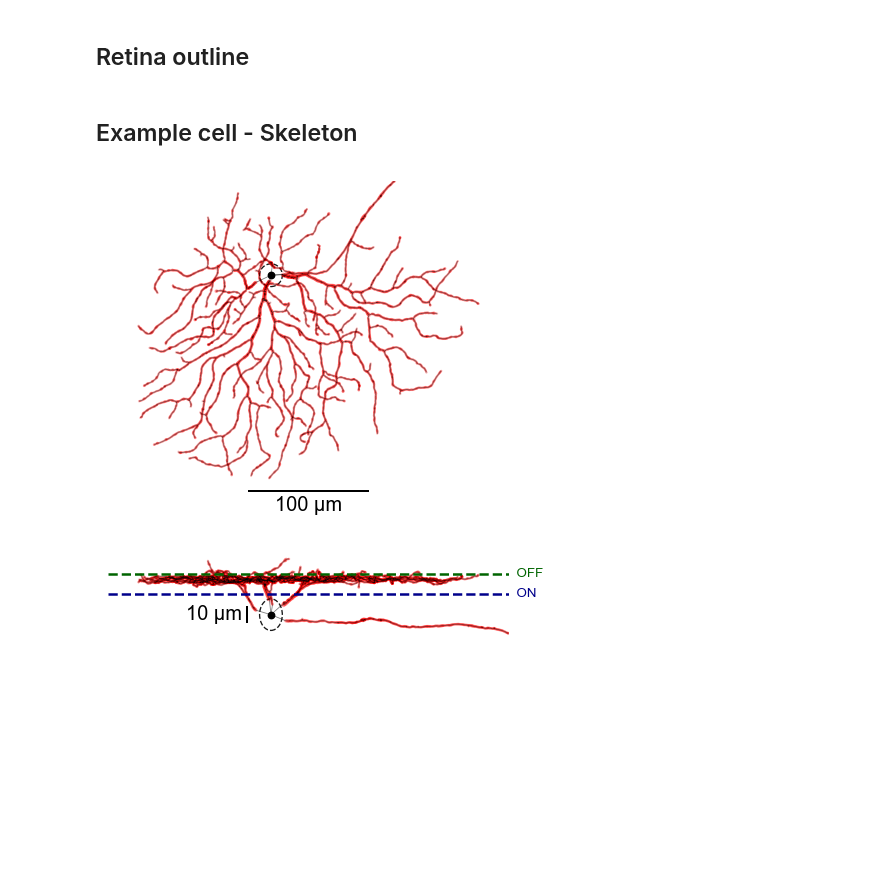
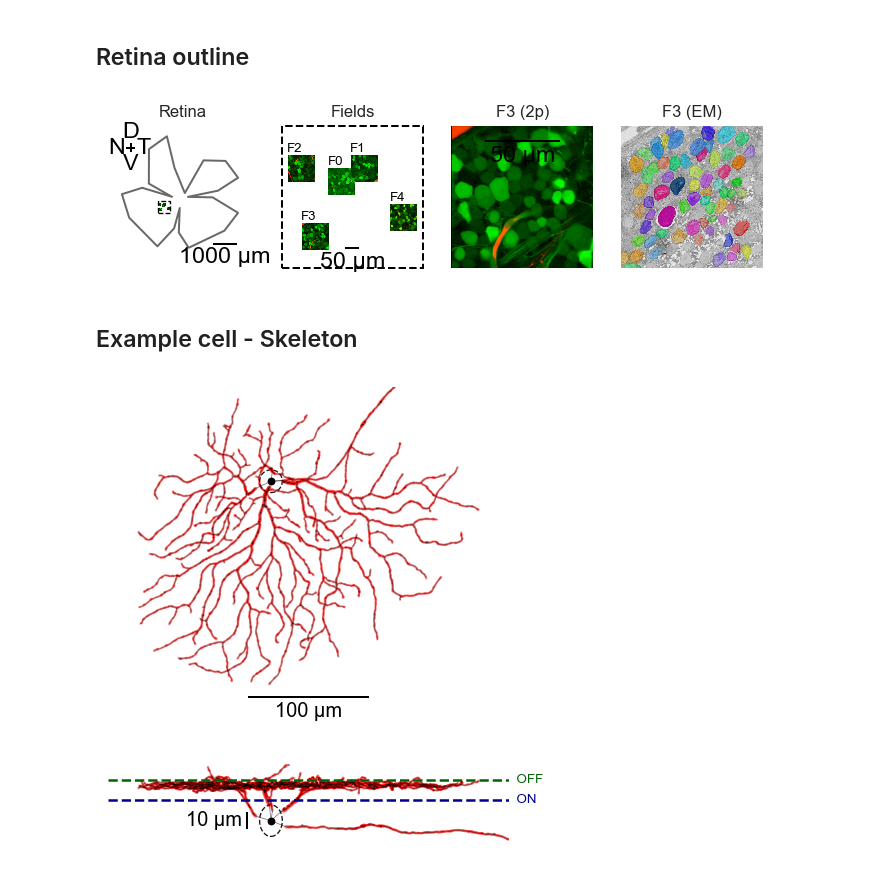
Before and after one commit to eyewire2/eyewire2-functional-analysis, a Jupyter notebook: notebooks/manuscript/Fig4.ipynb, the cells around one changed output. Saved outputs shown, nothing was run; the diff lists cells and outputs as text; code cells hidden in the pictures; blank space fills up the shorter version.

Commit message:
Update Fig 4abcd.

```diff
--- a/notebooks/manuscript/Fig4.ipynb
+++ b/notebooks/manuscript/Fig4.ipynb
@@ -19,6 +19,12 @@ df_merged = data_loader.load_df_rois_morph(
     nuc_col_master=nuc_col_master,
     seg_col_master=seg_col_master,
 )
+
+df_outline = data_loader.load_df_outline(
+    data_folder="../../data/preprocessed-data")
+
+df_fields = data_loader.load_df_fields(
+    data_folder="../../data/preprocessed-data")
 # %%
 # t_chirp = np.arange(df_merged.chirp_average_norm.iloc[0].size) * df_merged.chirp_average_dt.iloc[0]
 # t_bar = np.arange(df_merged.bar_time_component.iloc[0].size) * df_merged.bar_snippets_dt.iloc[0]
@@ -85,5 +89,85 @@ plt.show()
 # %% [markdown]
 ## Retina outline
+# %%
+tif_folder = '../../data/R11'
+em_fields_folder = '../../data/em-fields'
+# %%
+from eyewire2_functional_analysis.plot import plot_retina_orientation, plot_scale_bar, make_square_bounding_box, \
+    add_rect, get_extent
+import tifffile
+import matplotlib.image as mpimg
+
+color_crop = 'k'
+
+fig, axs = plt.subplot_mosaic(
+    """
+    ABCD
+    """,
+    figsize=(7, 2),
+)
+
+for name, ax in axs.items():
+    ax.axis('off')
+    if name not in ['H', 'G']:
+        ax.set_aspect('equal')
+
+xmin, xmax, ymin, ymax = make_square_bounding_box(
+    df_fields['field_temporal_nasal_pos_um'], df_fields['field_ventral_dorsal_pos_um'])
+
+box_xlim = (xmin-70, xmax+70)
+box_ylim = (ymin-50, ymax+90)
+
+j = 0
+ax = axs["A"]
+ax.set_title('Retina')
+ax.set(xlim=(-3000, 3000), ylim=(-3000, 3000))
+ax.plot(np.append(df_outline['temporal_nasal_pos_um'].values[1:], df_outline['temporal_nasal_pos_um'].values[1]),
+        np.append(df_outline['ventral_dorsal_pos_um'].values[1:], df_outline['ventral_dorsal_pos_um'].values[1]),
+        c='dimgray', ls='-')
+
+for i, row in df_fields.iterrows():
+    field = int(row['field'][-1])
+    extent = get_extent(row[f'ch{j}_average'], row['pixel_size_um'], row['field_temporal_nasal_pos_um'], row['field_ventral_dorsal_pos_um'])
+    im = tifffile.imread(os.path.join(tif_folder, f'{field}.tif'))
+    ax.imshow(im, extent=extent, interpolation='none')
+
+add_rect(ax, box_xlim, box_ylim, color_crop, linewidth=0.8)
+plot_retina_orientation(ax=ax, tdist=50, x0=-2200, y0=2100, size=400)
+plot_scale_bar(ax=ax, x0=1800, y0=-2000, size=1000, tdist=70)
+
+ax = axs["B"]
+ax.set_title('Fields')
+for i, frow in df_fields.iterrows():
+    field = int(frow['field'][-1])
+    extent = get_extent(frow[f'ch{j}_average'], frow['pixel_size_um'], frow['field_temporal_nasal_pos_um'], frow['field_ventral_dorsal_pos_um'])
+    im = tifffile.imread(os.path.join(tif_folder, f'{field}.tif'))
+    ax.imshow(im, extent=extent, interpolation='none')
+
+    ax.text(frow['field_temporal_nasal_pos_um']-50, frow['field_ventral_dorsal_pos_um'] + 50,
+            "F" + str(field), c='k', va='bottom', ha='left')
+
+ax.set(xlim=box_xlim, ylim=box_ylim)
+add_rect(ax, box_xlim, box_ylim, color_crop)
+plot_scale_bar(ax=ax, x0=np.mean(box_xlim), y0=box_ylim[0]+70, size=50, tdist=10)
+
+ax = axs["C"]
+field = 3
+ax.set_title(f'F{field} (2p)')
+frow = df_fields[df_fields.field==f'GCL{field}'].iloc[0]
+extent = get_extent(frow[f'ch{j}_average'], frow['pixel_size_um'], frow['field_temporal_nasal_pos_um'], frow['field_ventral_dorsal_pos_um'])
+im = tifffile.imread(os.path.join(tif_folder, f'{field}.tif'))
+ax.imshow(im, extent=extent, interpolation='none')
+plot_scale_bar(ax=ax, x0=np.mean(extent[:2]), y0=extent[2]+0.9*np.diff(extent[2:]), size=50, tdist=3)
+
+ax = axs["D"]
+ax.set_title(f'F{field} (EM)')
+frow = df_fields[df_fields.field==f'GCL{field}'].iloc[0]
+im = mpimg.imread(os.path.join(em_fields_folder, f'{field}_v2.png'))
+ax.imshow(im, interpolation='none')
+
+plt.savefig(os.path.join(fig_dir, 'fig4abcd.svg'))
+# %% [output]
+[figure, added]
 # %% [markdown]
 ## Example cell - Skeleton
 # %%
```
Also changed, not shown: parts of 4 cells of this notebook, 5 other files.
